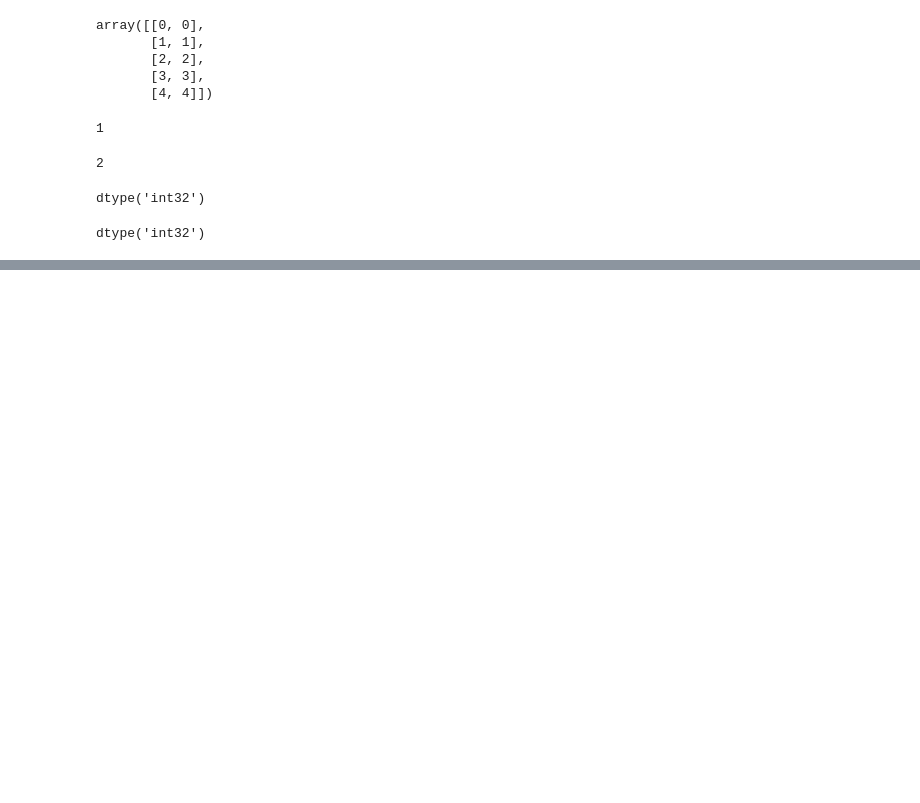
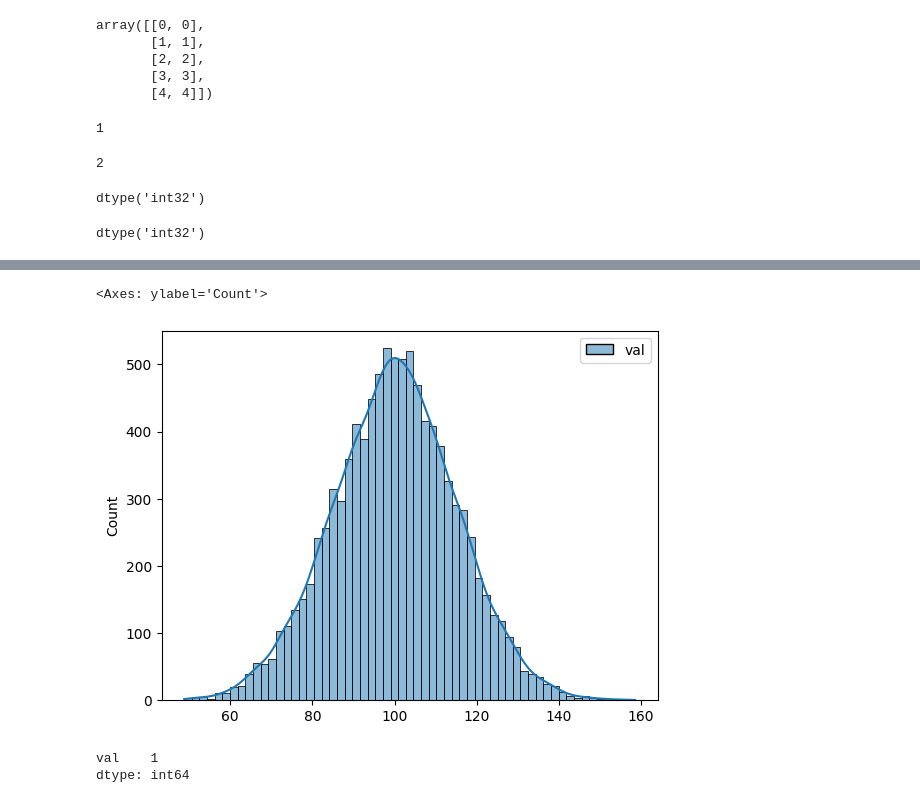
Before and after one commit to gomesadilio/python, a Jupyter notebook: pandas and numpy/numpy.ipynb, the cells around one changed output, grey strips where cells are left out. Saved outputs shown, nothing was run; the diff lists cells and outputs as text; code cells hidden in the pictures; blank space fills up the shorter version.

```diff
--- a/pandas and numpy/numpy.ipynb
+++ b/pandas and numpy/numpy.ipynb
@@ -98,0 +101,9 @@ dtype('int32')
+# %%
+
+rng = default_rng(12345)
+
+mean, stddev = 100, 15
+
+random_normal = rng.normal(mean, stddev, size=10000)
+
+random_normal
@@ -98,0 +115,2 @@ dtype('int32')
+# %%
+df = pd.DataFrame({'val' : random_normal})
@@ -98,0 +135,10 @@ dtype('int32')
+# %%
+sns.histplot(df, kde=True)
+# %% [output]
+<Axes: ylabel='Count'>
+[figure, added]
+# %%
+df[df.val > 156].count()
+# %% [output]
+val    1
+dtype: int64
```
Also changed, not shown: parts of 5 cells of this notebook, 1 other file.
